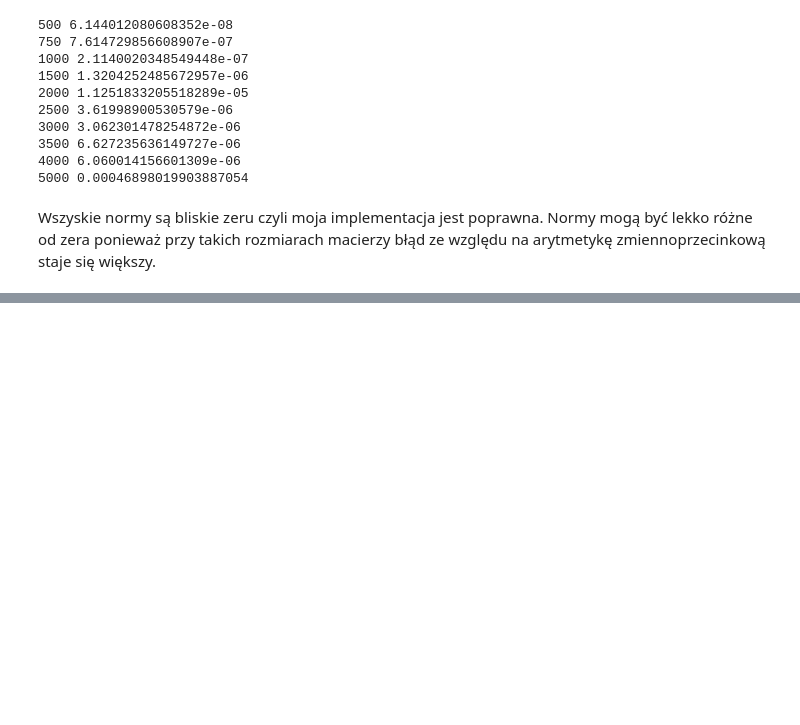
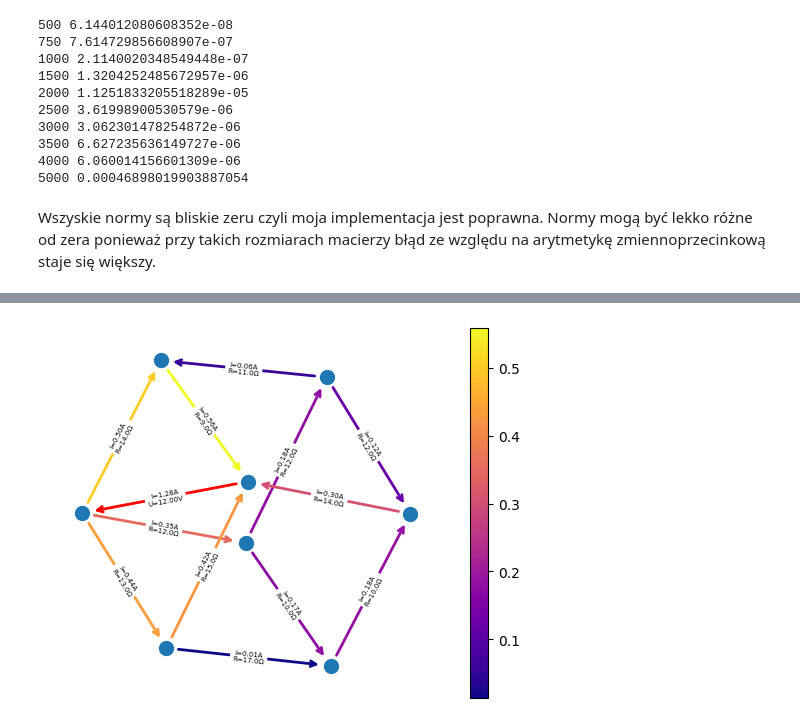
Before and after one commit to MinerOfSouls/Mowint, a Jupyter notebook: lab2.ipynb, the cells around one changed output, grey strips where cells are left out. Cells and saved outputs as stored; diff of their text form; code cells hidden in the pictures; blank space fills up the shorter version.

```diff
--- a/lab2.ipynb
+++ b/lab2.ipynb
@@ -72,0 +221,5 @@ Wszyskie normy są bliskie zeru czyli moja implementacja jest poprawna. Normy mo
+# %%
+solved_cube = solution_graphs[1]
+util.draw_current(solved_cube[0], solved_cube[1])
+# %% [output]
+[figure, added]
```
Also changed, not shown: parts of 17 cells of this notebook, 6 other files.
